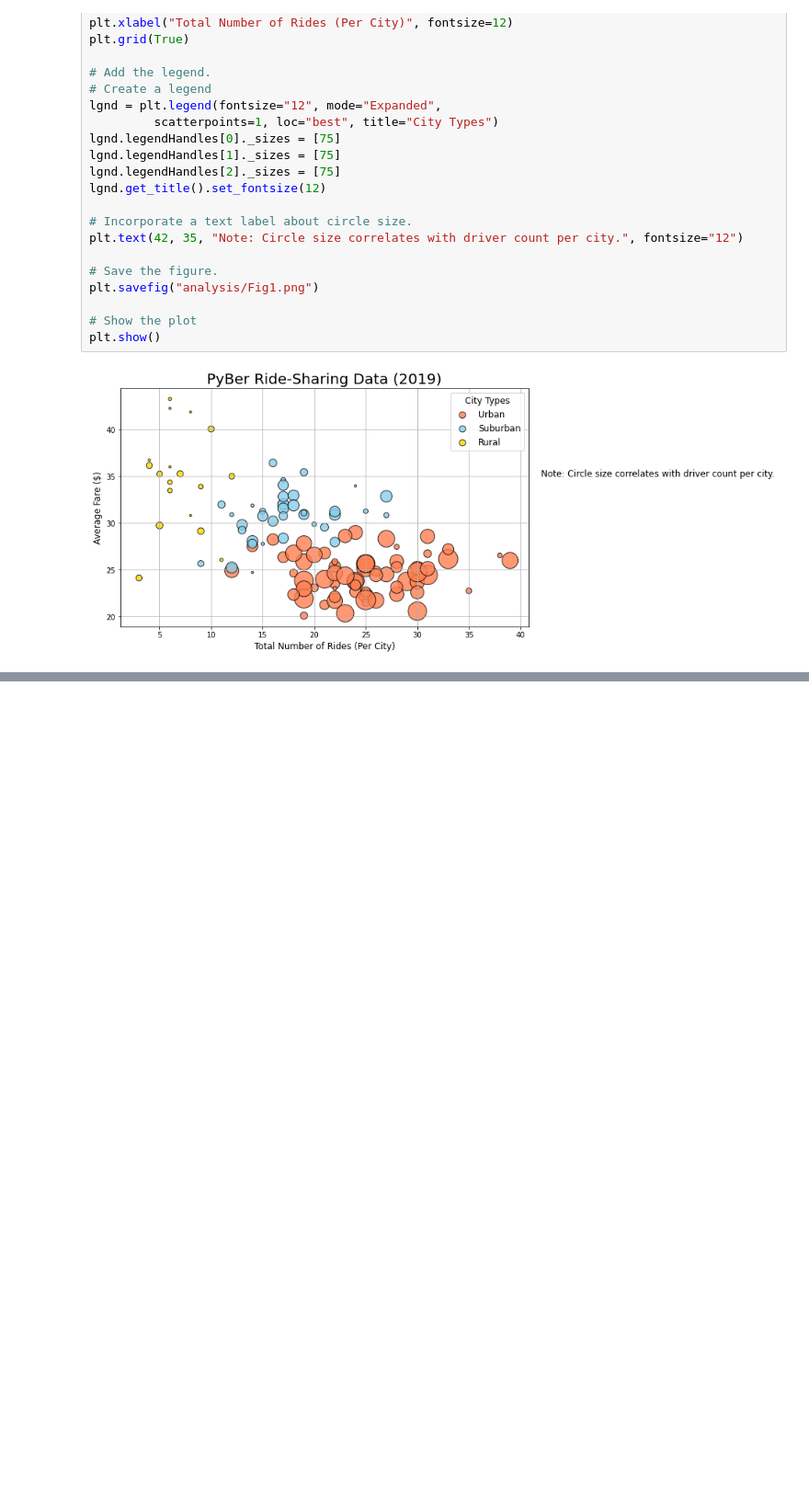
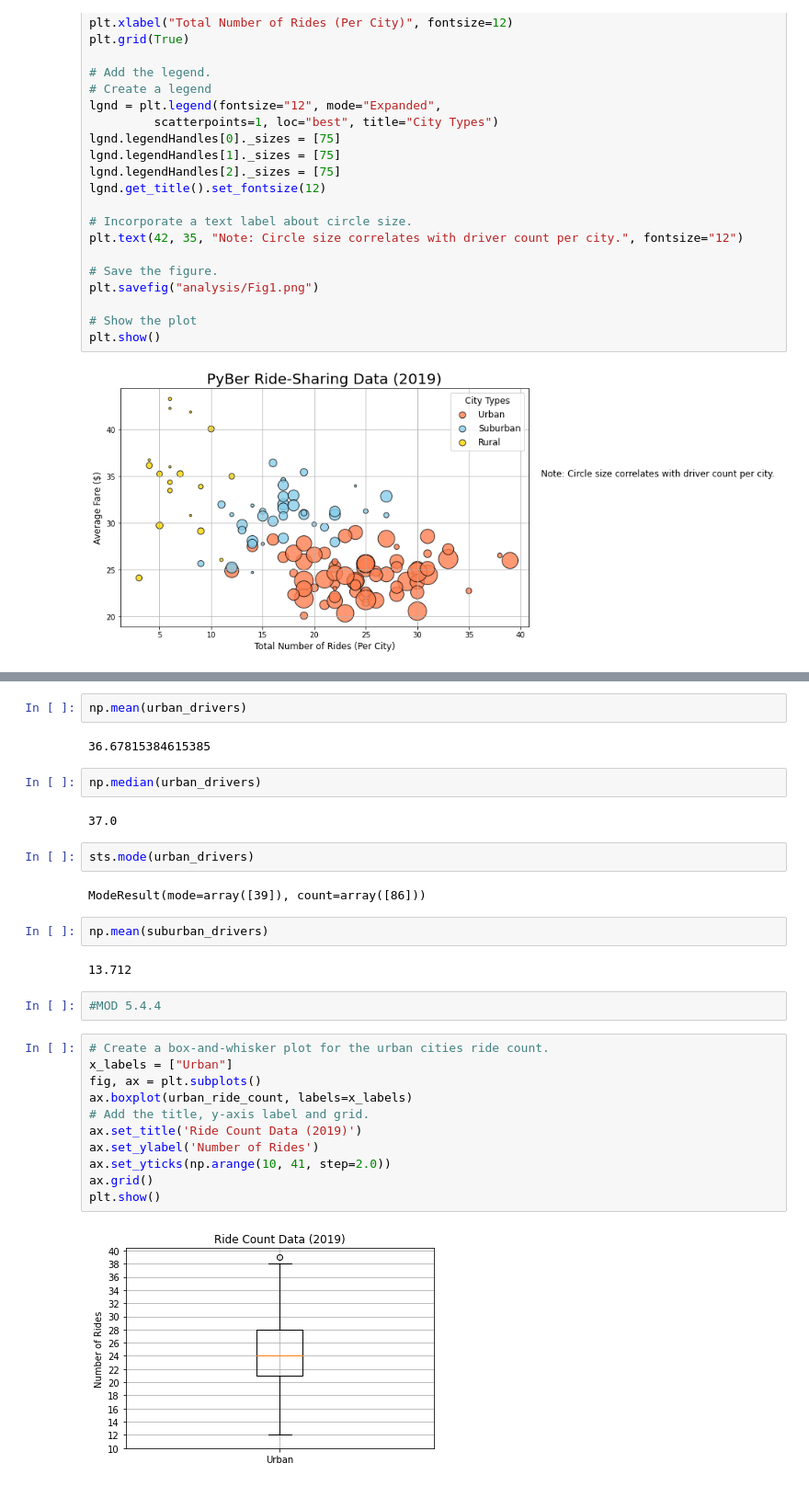
Before and after one commit to CR-HSDC/PyBer_Analysis, a Jupyter notebook: pyber.ipynb, the cells around one changed output, grey strips where cells are left out. Shown: that part at 92% size. Saved outputs shown, nothing was run; the diff lists cells and outputs as text; blank space fills up the shorter version.

```diff
--- a/pyber.ipynb
+++ b/pyber.ipynb
@@ -356,0 +507,31 @@ plt.show()
+# %%
+np.mean(urban_drivers)
+# %% [output]
+36.67815384615385
+# %%
+np.median(urban_drivers)
+# %% [output]
+37.0
+# %%
+sts.mode(urban_drivers)
+# %% [output]
+ModeResult(mode=array([39]), count=array([86]))
+# %%
+np.mean(suburban_drivers)
+# %% [output]
+13.712
+# %%
+#MOD 5.4.4
+# %%
+# Create a box-and-whisker plot for the urban cities ride count.
+x_labels = ["Urban"]
+fig, ax = plt.subplots()
+ax.boxplot(urban_ride_count, labels=x_labels)
+# Add the title, y-axis label and grid.
+ax.set_title('Ride Count Data (2019)')
+ax.set_ylabel('Number of Rides')
+ax.set_yticks(np.arange(10, 41, step=2.0))
+ax.grid()
+plt.show()
+# %% [output]
+[figure, added]
```
Also changed, not shown: parts of 25 cells of this notebook, 2 other files.
